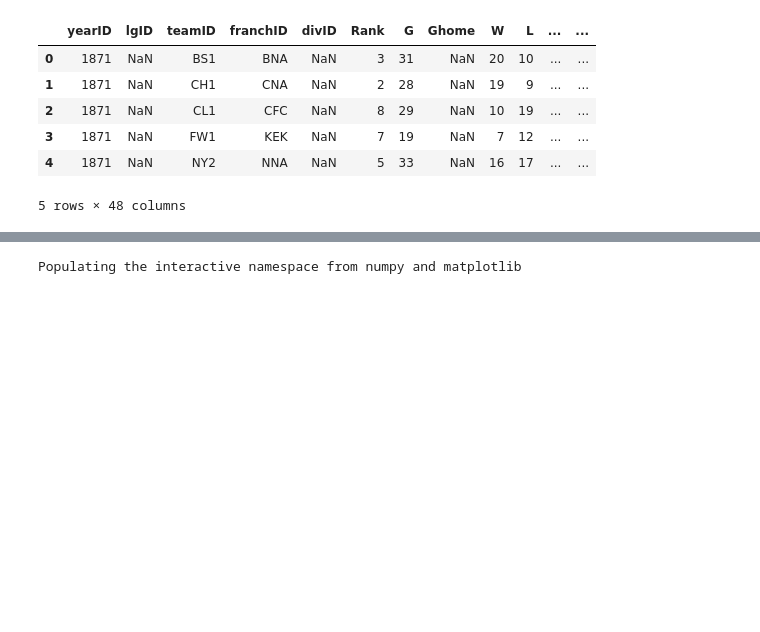
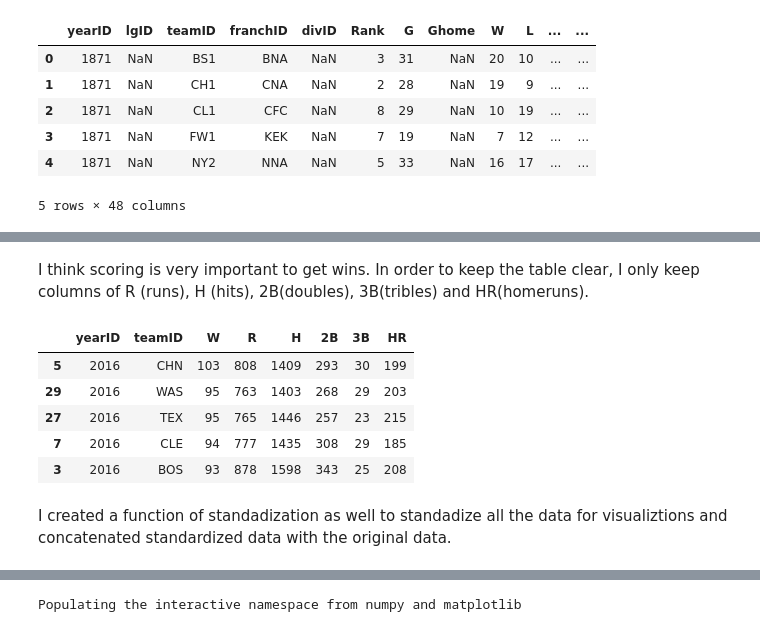
Before and after one commit to granluo/P3-Descriptive-Statistics-Baseball, a Jupyter notebook: Baseball Analysis.ipynb, the cells around one changed output, grey strips where cells are left out. Saved outputs shown, nothing was run; the diff lists cells and outputs as text; code cells hidden in the pictures; blank space fills up the shorter version.

```diff
--- a/Baseball Analysis.ipynb
+++ b/Baseball Analysis.ipynb
@@ -64,3 +77,19 @@ team_bases_df = team_bases_df.sort_values(['W'],ascending =[False])
+# %% [markdown]
+I think scoring is very important to get wins. In order to keep the table clear, I only keep columns of R (runs), H (hits), 2B(doubles), 3B(tribles) and HR(homeruns).
+# %%
+
+team_bases_df = teams_df[teams_df['yearID']== year].dropna(axis = 0, how = 'any').reset_index()[['yearID','teamID','W','R','H','2B','3B','HR']]
+team_bases_df = team_bases_df.sort_values(['W'],ascending =[False])
+team_bases_df.head()
+# %% [output]
+|  | yearID | teamID | W | R | H | 2B | 3B | HR |
+| 5 | 2016 | CHN | 103 | 808 | 1409 | 293 | 30 | 199 |
+| 29 | 2016 | WAS | 95 | 763 | 1403 | 268 | 29 | 203 |
+| 27 | 2016 | TEX | 95 | 765 | 1446 | 257 | 23 | 215 |
+| 7 | 2016 | CLE | 94 | 777 | 1435 | 308 | 29 | 185 |
+| 3 | 2016 | BOS | 93 | 878 | 1598 | 343 | 25 | 208 |
+# %% [markdown]
+I created a function of standadization as well to standadize all the data for visualiztions and concatenated standardized data with the original data.
 # %%
 def standardize (x):
     meanx = x.mean()
```
Also changed, not shown: parts of 14 cells of this notebook.
